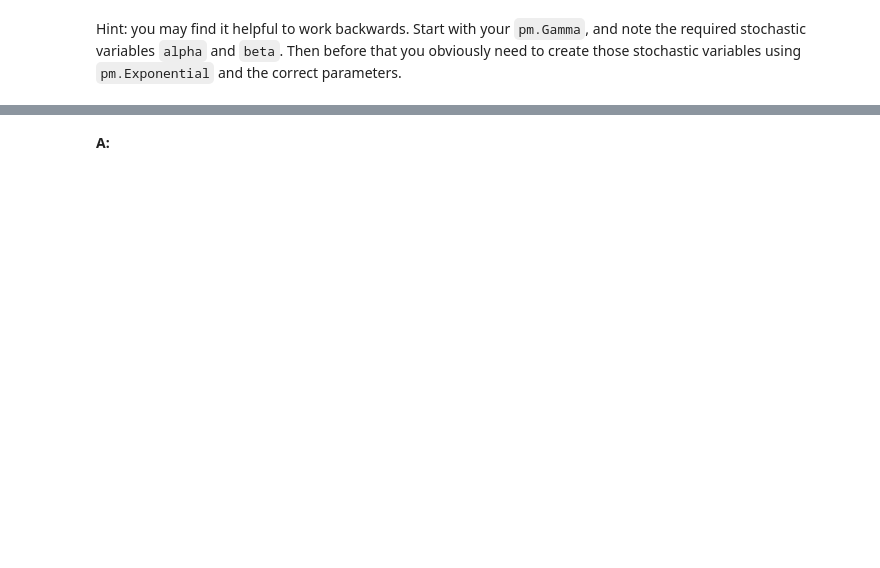
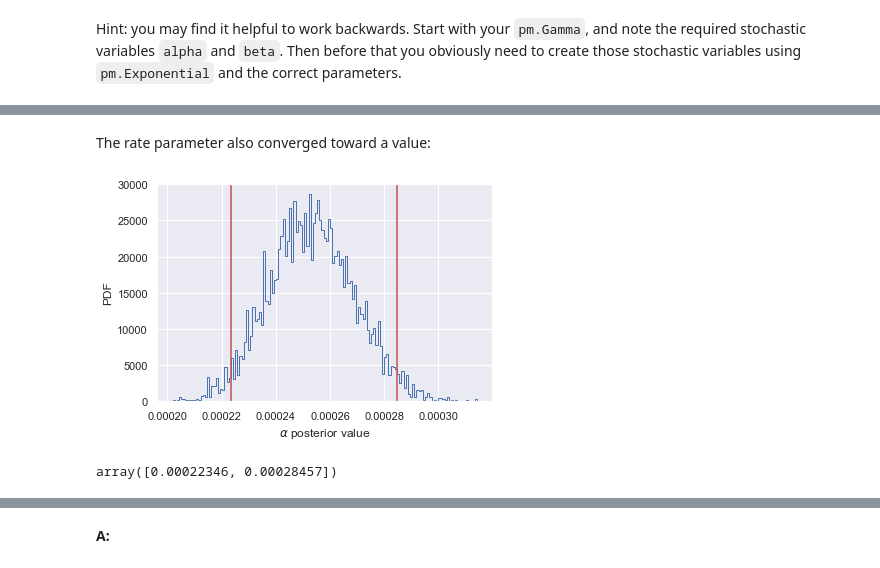
Before and after one commit to jefftrevino/Springboard, a Jupyter notebook: stats_mini_projects/bayesian/trevino_bayesian_minirpoject.ipynb, the cells around one changed output, grey strips where cells are left out. Saved outputs shown, nothing was run; the diff lists cells and outputs as text; code cells hidden in the pictures; blank space fills up the shorter version.

```diff
--- a/stats_mini_projects/bayesian/trevino_bayesian_minirpoject.ipynb
+++ b/stats_mini_projects/bayesian/trevino_bayesian_minirpoject.ipynb
@@ -99,0 +162,14 @@ Hint: you may find it helpful to work backwards. Start with your `pm.Gamma`, and
+# %% [markdown]
+The rate parameter also converged toward a value:
+# %%
+interval = np.percentile(rate_samples, [2.5, 97.5])
+[plt.axvline(x, color='r') for x in interval]
+
+plt.hist(rate_samples, bins=int(np.sqrt(len(rate_samples))), density=True, histtype='step')
+plt.xlabel(r'$\alpha$ posterior value')
+plt.ylabel('PDF')
+plt.show()
+interval
+# %% [output]
+[figure, added]
+array([0.00022346, 0.00028457])
```
Also changed, not shown: parts of 27 cells of this notebook, 1 other file.
